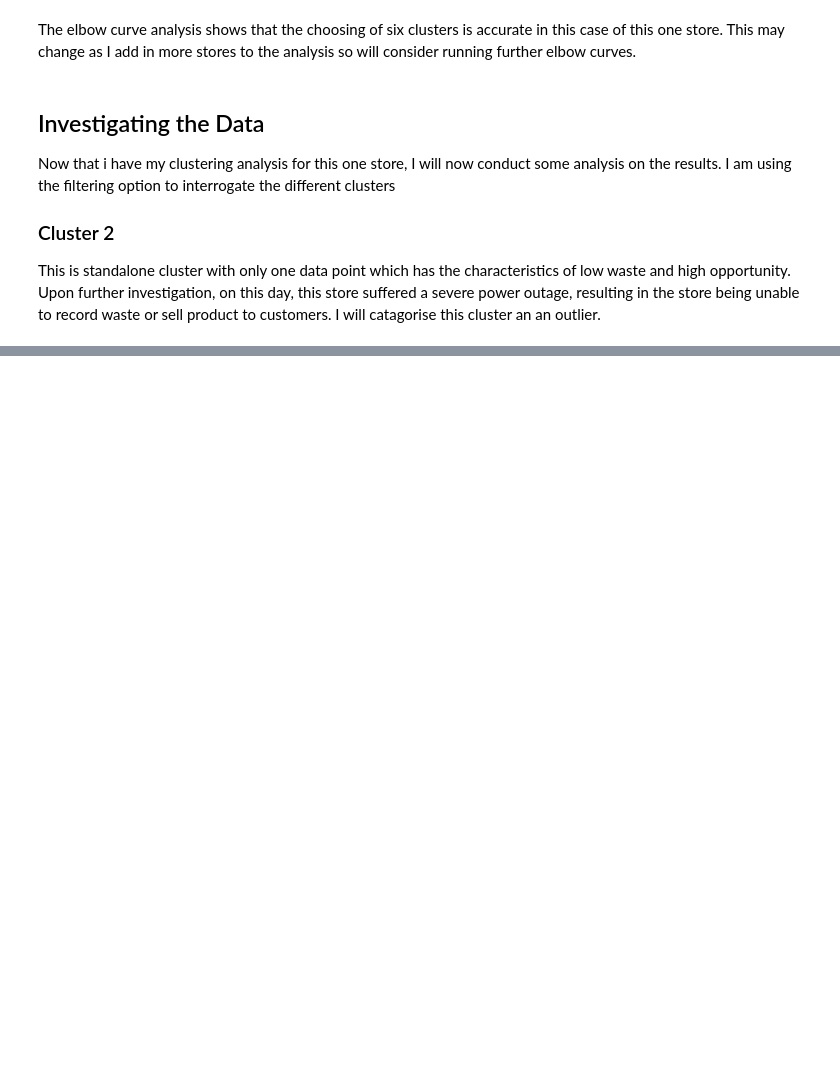
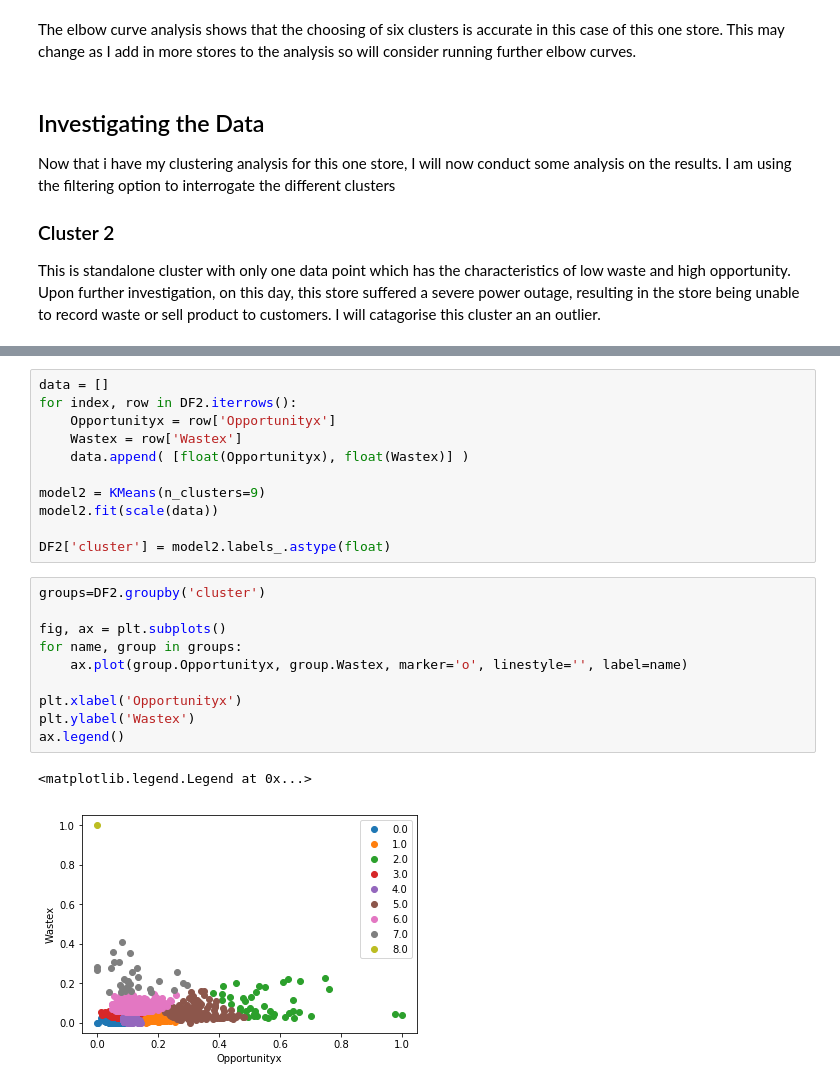
Before and after one commit to paulloughlin/Data-Fellowship-Decoded, a Jupyter notebook: Clustering Analysis.ipynb, the cells around one changed output, grey strips where cells are left out. Saved outputs shown, nothing was run; the diff lists cells and outputs as text; blank space fills up the shorter version.

```diff
--- a/Clustering Analysis.ipynb
+++ b/Clustering Analysis.ipynb
@@ -214,0 +311,24 @@ Having successfully analysed one store, I will now read in a full region of stor
+# %%
+data = []
+for index, row in DF2.iterrows():
+    Opportunityx = row['Opportunityx']
+    Wastex = row['Wastex']
+    data.append( [float(Opportunityx), float(Wastex)] )
+
+model2 = KMeans(n_clusters=9)
+model2.fit(scale(data))
+
+DF2['cluster'] = model2.labels_.astype(float)
+# %%
+groups=DF2.groupby('cluster')
+
+fig, ax = plt.subplots()
+for name, group in groups:
+    ax.plot(group.Opportunityx, group.Wastex, marker='o', linestyle='', label=name)
+
+plt.xlabel('Opportunityx')
+plt.ylabel('Wastex')
+ax.legend()
+# %% [output]
+<matplotlib.legend.Legend at 0x...>
+[figure, added]
```
Also changed, not shown: parts of 31 cells of this notebook.
